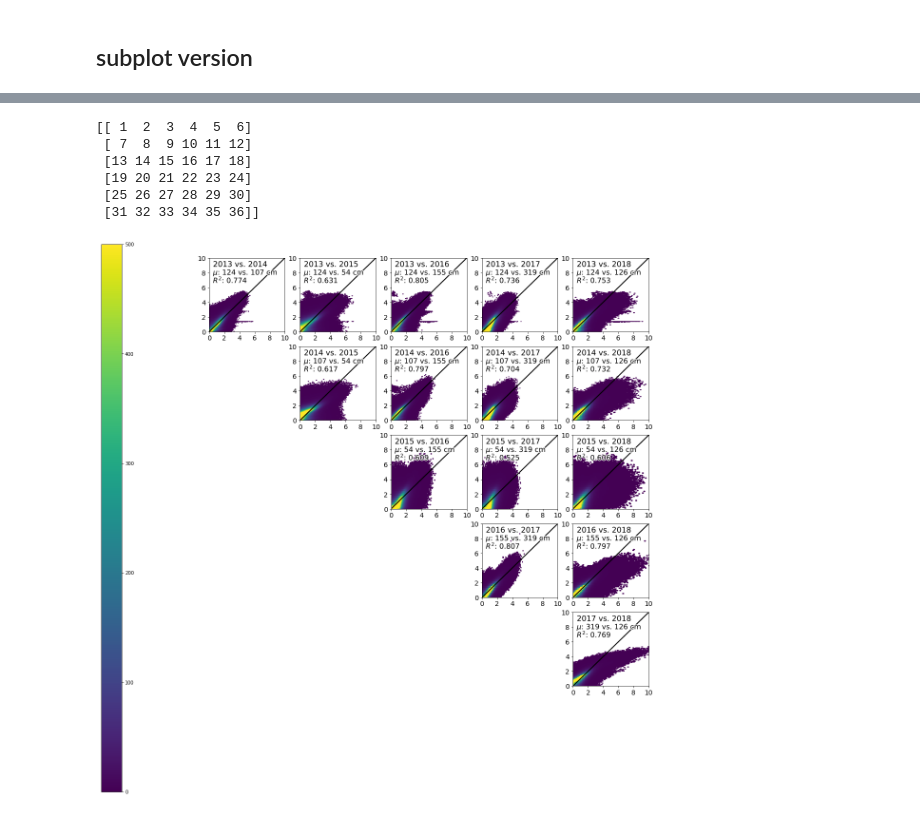
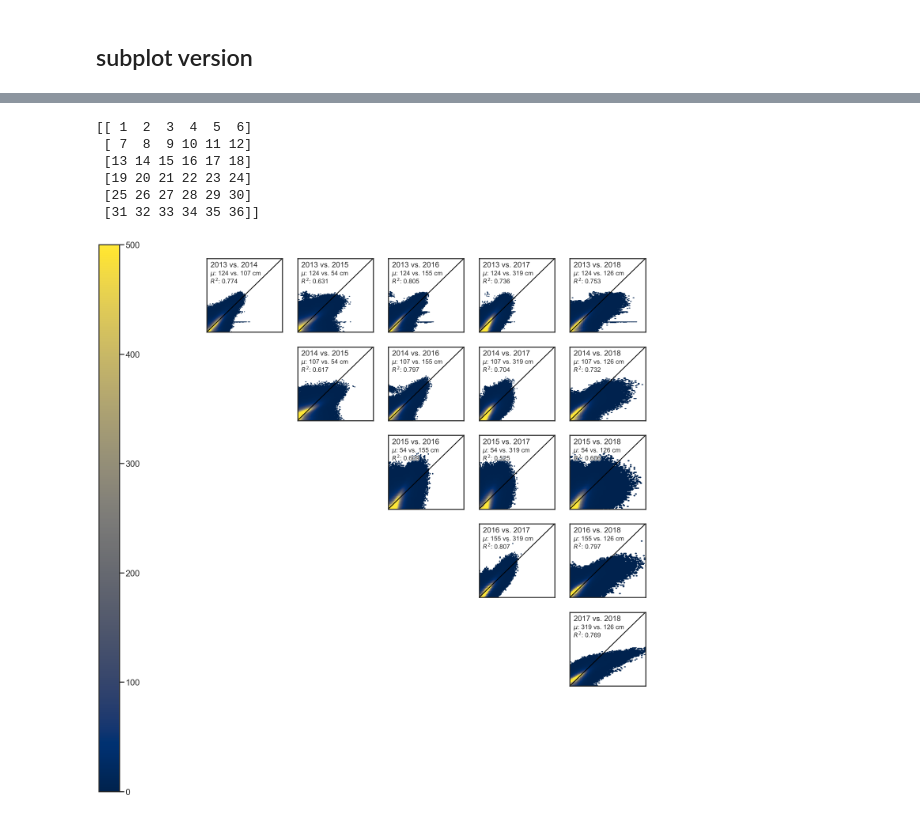
Before and after one commit to meganmason/jlabs, a Jupyter notebook: xarray/one_to_one.ipynb, the cells around one changed output, grey strips where cells are left out. Drawn from its saved outputs; the diff is of its cells as text; code cells hidden in the pictures.

```diff
--- a/xarray/one_to_one.ipynb
+++ b/xarray/one_to_one.ipynb
@@ -15,6 +15,10 @@ from dask.diagnostics import ProgressBar
 from dask.distributed import Client, LocalCluster
 
 import matplotlib.patheffects as PathEffects
+
+import seaborn as sns
+sns.set_style('white')
+sns.set_context("poster") #[poster, paper, talk, notebook]
 # %%
 # fontsize, linewitch, etc.
 fs_titles = 24
@@ -93,8 +97,8 @@ fs_legend = 20
 # %% [markdown]
 ## NOT flattened to begin with
 # %%
-fname = '~/Documents/projects/thesis/results/output/compiled_SUPERsnow.nc' #ARS
-# fname = '~/Documents/research/sierra/data/compiled_SUPERsnow.nc' #BSU
+# fname = '~/Documents/projects/thesis/results/output/compiled_SUPERsnow.nc' #ARS
+fname = '~/Documents/research/sierra/data/compiled_SUPERsnow.nc' #BSU
 #~~~~ ds full
 ds = xr.open_dataset(fname,  chunks={'time':1,'x':1000,'y':1000})
 ds.close()
@@ -281,7 +277,7 @@ for i_row in range(num):
 print(index_matrix)
 
 #loop to plot
-fig = plt.figure(figsize = (20, 20))
+fig = plt.figure(figsize = (24, 24))
 
 for i_year in range(num_2):
 
@@ -302,7 +298,7 @@ for i_year in range(num_2):
 
         ax = plt.hexbin(s2[s1_gt_zero & s2_gt_zero][::10] / np.nanmean(s2[s2_gt_zero]),
                         s1[s1_gt_zero & s2_gt_zero][::10] / np.nanmean(s1[s1_gt_zero]),
-                        mincnt=10, bins=1000, vmin = 0, vmax = 500)
+                        mincnt=11, bins=1000, vmin=0, vmax=500, cmap='cividis')
 #         plt.colorbar()
 #         print(p.get_array())
 
@@ -310,7 +306,8 @@ for i_year in range(num_2):
         plt.plot([0, 10], [0, 10], '-k', linewidth = 2)
 
         #plot formatting
-#         plt.yticks([5,10,15])
+        plt.xticks([])
+        plt.yticks([])
         plt.xlim(0,10); plt.ylim(0,10)
         plt.xticks(fontsize=fs_axes-6)
         plt.yticks(fontsize=fs_axes-6)
@@ -320,37 +317,37 @@ for i_year in range(num_2):
         '''
         # title
         txt_title = plt.annotate('{} vs. {}'.
                                 format(d_str[i_year][:4],
                                        d_str[i_year_2][:4]),
-                                xy=(0.5,8.8), fontsize=fs_labels-8)
+                                xy=(0.5,8.8), fontsize=fs_labels-5)
         txt_title.set_path_effects([PathEffects.withStroke(linewidth=3, foreground='w')])
 
         # mean w/o zeros
         txt_mean = plt.annotate('$\mu$: {:.0f} vs. {:.0f} cm'.
                                 format(np.nanmean(s1[s1_gt_zero]/10),
                                        np.nanmean(s2[s2_gt_zero]/10)),
-                                xy=(0.5,7.7), fontsize=fs_labels-9)
+                                xy=(0.5,7.7), fontsize=fs_labels-8)
         txt_mean.set_path_effects([PathEffects.withStroke(linewidth=3, foreground='w')])
 
         #R2 value
         r_squared = pearsonr(s2[s1_gt_zero & s2_gt_zero] / np.nanmean(s2[s2_gt_zero]),
                              s1[s1_gt_zero & s2_gt_zero] / np.nanmean(s1[s1_gt_zero]))
         txt_r_squared = plt.annotate('$R^2$: {:.3f}'.format(r_squared[0]),
-                                     xy=(0.5,6.6), fontsize=fs_labels-9)
+                                     xy=(0.5,6.6), fontsize=fs_labels-8)
         txt_r_squared.set_path_effects([PathEffects.withStroke(linewidth=3, foreground='w')])
 
 
-# plt.colorbar()
+
 cbaxes = fig.add_axes([0.1, 0.1, 0.03, 0.8])  # This is the position for the colorbar
 cb = plt.colorbar(ax, cax = cbaxes)
 
-# plt.savefig('../figs/one2one_subplots_6yrs_hexbins')#, dpi=300)
+plt.savefig('../figs/one2one_subplots_6yrs_hexbins', dpi=300, transparent=True)
 # %% [output]
 [[ 1  2  3  4  5  6]
  [ 7  8  9 10 11 12]
  [13 14 15 16 17 18]
  [19 20 21 22 23 24]
  [25 26 27 28 29 30]
  [31 32 33 34 35 36]]
-[figure, old version]
+[figure, new version]
 # %%
```
Also changed, not shown: parts of 3 cells of this notebook, 14 other files.
